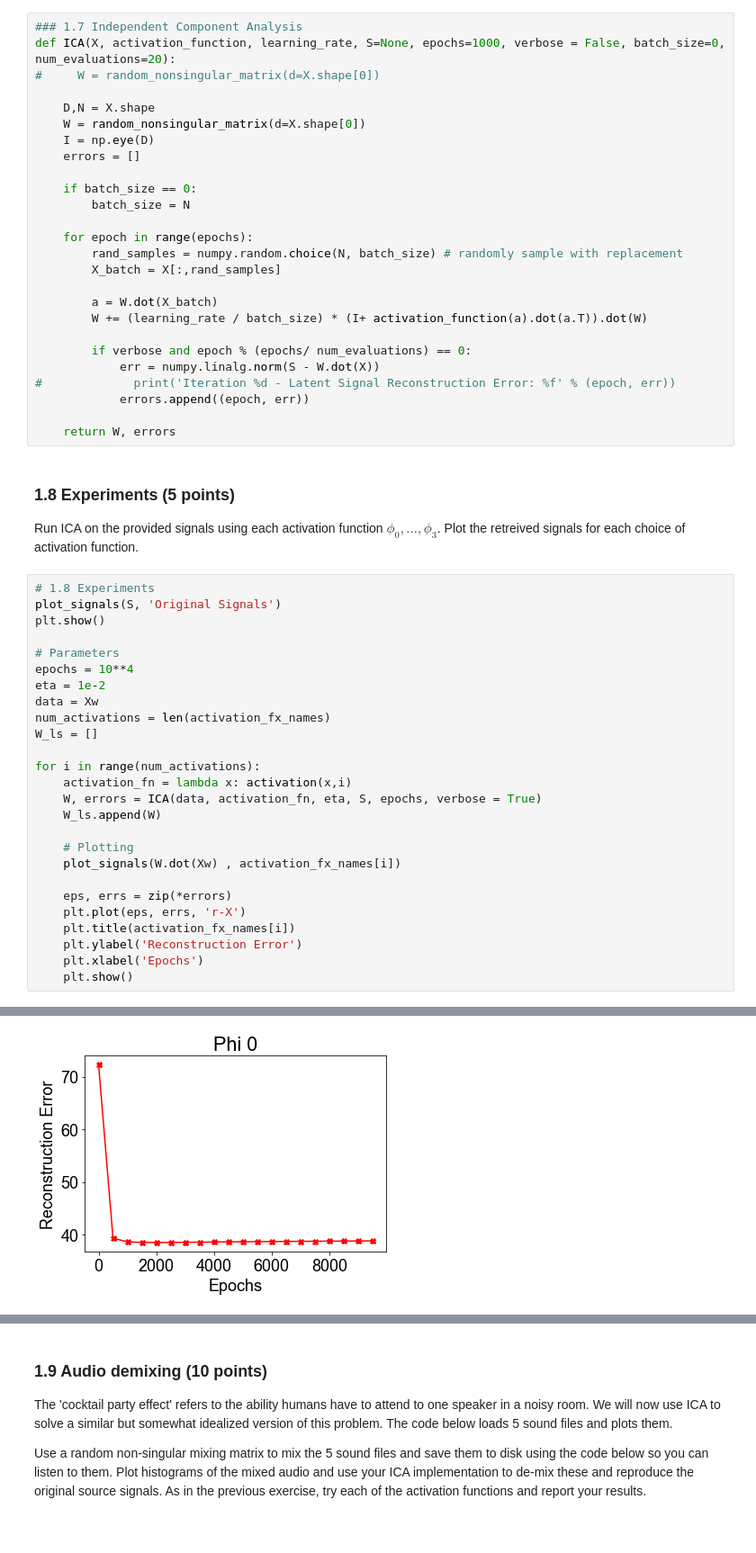
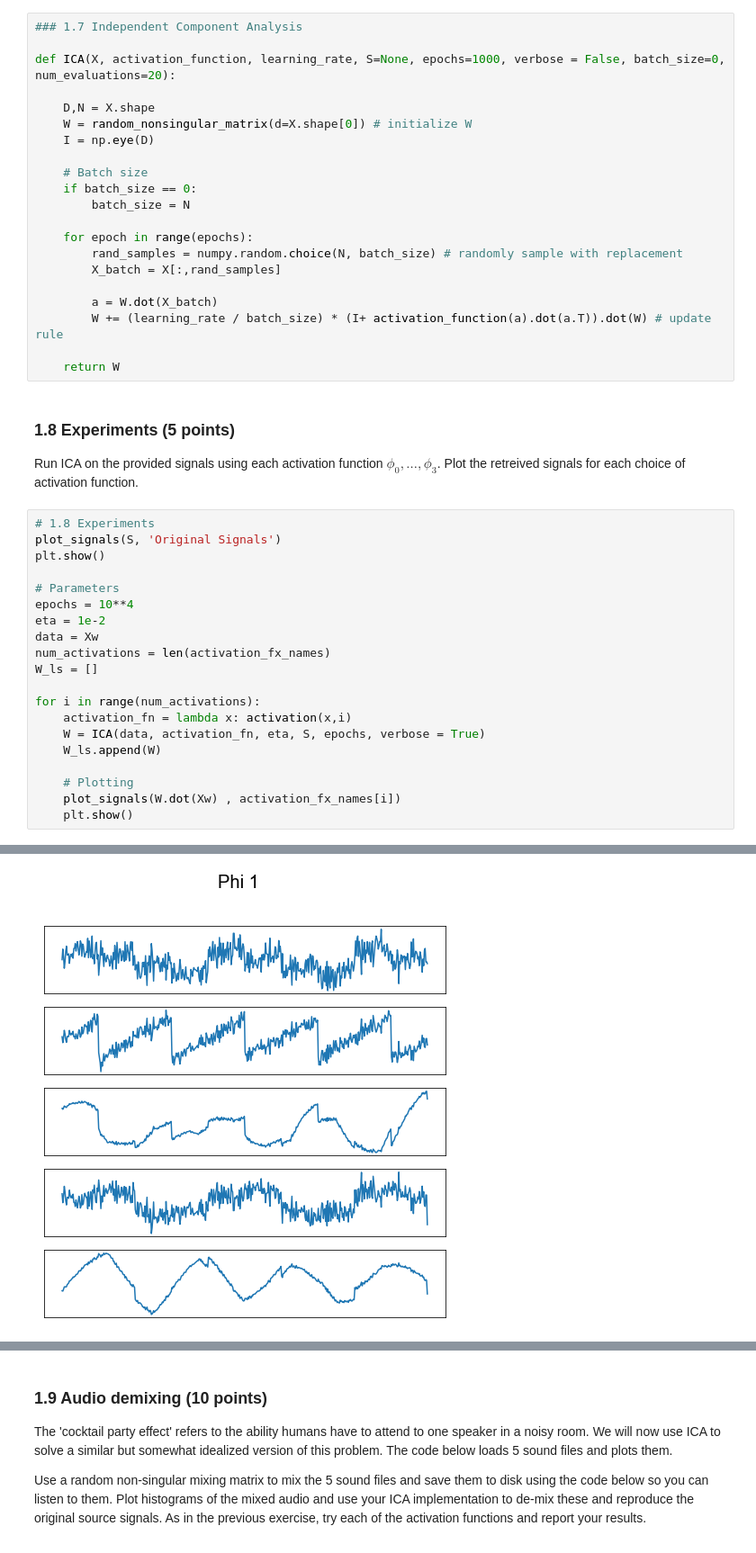
Before and after one commit to danakianfar/machine_learning_2_labs, a Jupyter notebook: lab1/lab1.ipynb, the cells around one changed output, grey strips where cells are left out. Shown at 90% size. Cells and saved outputs as stored; diff of their text form.

```diff
--- a/lab1/lab1.ipynb
+++ b/lab1/lab1.ipynb
@@ -326,14 +324,14 @@ Any (consistent) algorithm can be called covariant if it returns the same result
 Implement the covariant ICA algorithm as described in MacKay. Write a function `ICA(X, activation_function, learning_rate)`, that returns the demixing matrix $\mathbf{W}$. The input `activation_function` should accept a function such as `lambda a: -tanh(a)`. Update the gradient in batch mode, averaging the gradients over the whole dataset for each update. Try to make it efficient, i.e. use matrix operations instead of loops where possible (loops are slow in interpreted languages such as python and matlab, whereas matrix operations are internally computed using fast C code).
 # %%
 ### 1.7 Independent Component Analysis
+
 def ICA(X, activation_function, learning_rate, S=None, epochs=1000, verbose = False, batch_size=0, num_evaluations=20):
-#     W = random_nonsingular_matrix(d=X.shape[0])
 
     D,N = X.shape
-    W = random_nonsingular_matrix(d=X.shape[0])
+    W = random_nonsingular_matrix(d=X.shape[0]) # initialize W
     I = np.eye(D)
-    errors = []
 
+    # Batch size
     if batch_size == 0:
         batch_size = N
 
@@ -342,14 +340,9 @@ def ICA(X, activation_function, learning_rate, S=None, epochs=1000, verbose = Fa
         X_batch = X[:,rand_samples]
 
         a = W.dot(X_batch)
-        W += (learning_rate / batch_size) * (I+ activation_function(a).dot(a.T)).dot(W)
+        W += (learning_rate / batch_size) * (I+ activation_function(a).dot(a.T)).dot(W) # update rule
 
-        if verbose and epoch % (epochs/ num_evaluations) == 0:
-            err = numpy.linalg.norm(S - W.dot(X))
-#             print('Iteration %d - Latent Signal Reconstruction Error: %f' % (epoch, err))
-            errors.append((epoch, err))
-
-    return W, errors
+    return W
 # %% [markdown]
 ### 1.8 Experiments  (5 points)
 Run ICA on the provided signals using each activation function $\phi_0, \ldots, \phi_3$. Plot the retreived signals for each choice of activation function.
@@ -367,17 +360,11 @@ W_ls = []
 
 for i in range(num_activations):
     activation_fn = lambda x: activation(x,i)
-    W, errors = ICA(data, activation_fn, eta, S, epochs, verbose = True)
+    W = ICA(data, activation_fn, eta, S, epochs, verbose = True)
     W_ls.append(W)
 
     # Plotting
     plot_signals(W.dot(Xw) , activation_fx_names[i])
-
-    eps, errs = zip(*errors)
-    plt.plot(eps, errs, 'r-X')
-    plt.title(activation_fx_names[i])
-    plt.ylabel('Reconstruction Error')
-    plt.xlabel('Epochs')
     plt.show()
 # %% [output]
 [figure]
@@ -385 +372 @@ for i in range(num_activations):
-[figure, old version]
+[figure, new version]
```
Also changed, not shown: parts of 15 cells of this notebook.
